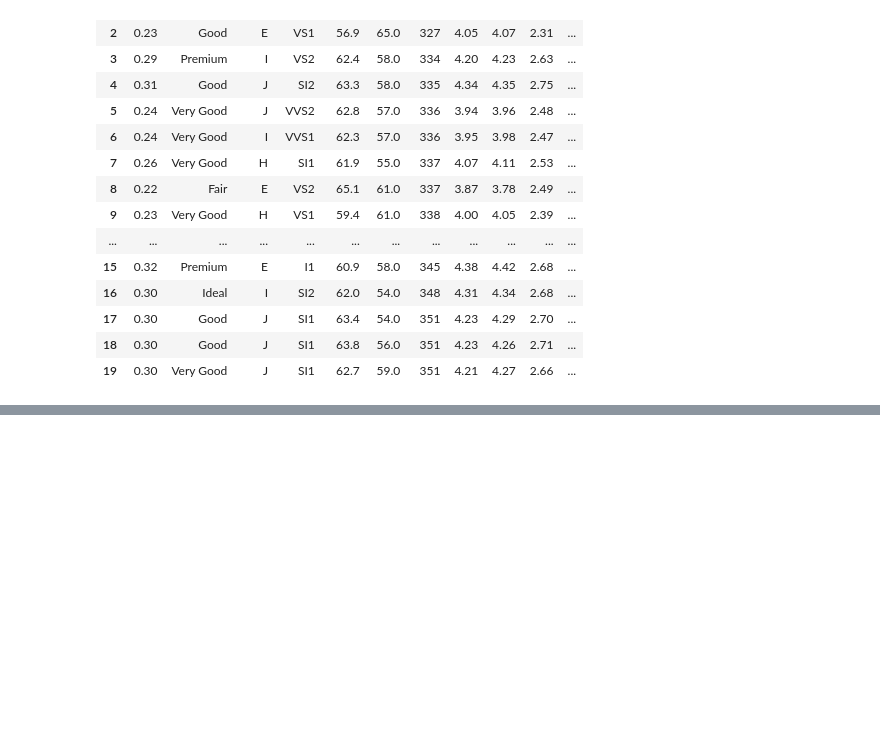
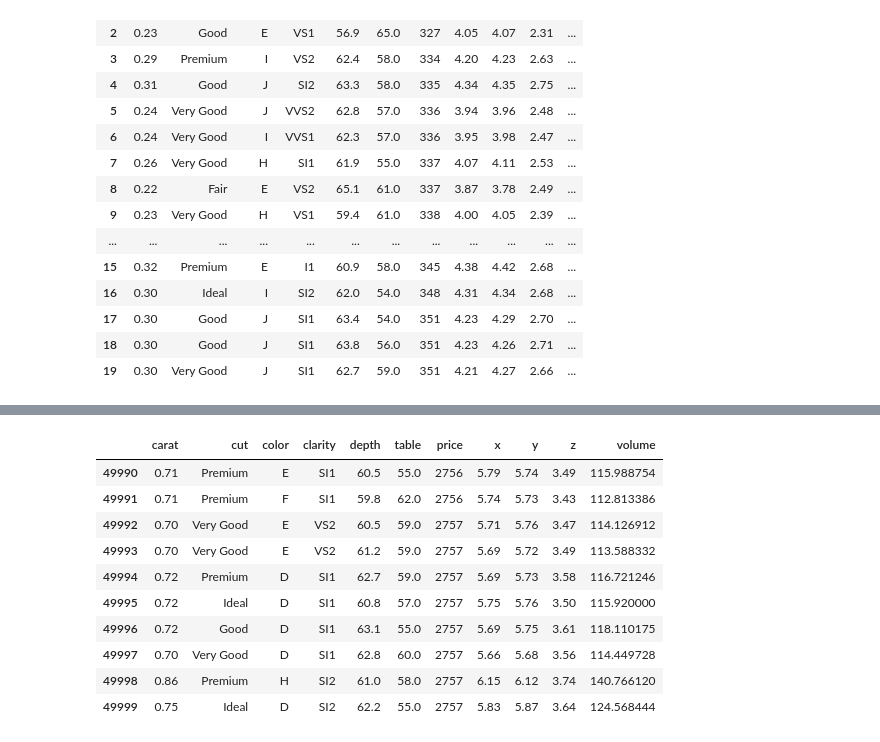
Before and after one commit to djjsjvb/python-practice-rp, a Jupyter notebook: dmddataset.ipynb, the cells around one changed output, grey strips where cells are left out. Saved outputs shown, nothing was run; the diff lists cells and outputs as text; code cells hidden in the pictures; blank space fills up the shorter version.

```diff
--- a/dmddataset.ipynb
+++ b/dmddataset.ipynb
@@ -170,0 +171,14 @@ dmd.head()
+# %%
+dmd.tail(10)
+# %% [output]
+|  | carat | cut | color | clarity | depth | table | price | x | y | z | volume |
+| 49990 | 0.71 | Premium | E | SI1 | 60.5 | 55.0 | 2756 | 5.79 | 5.74 | 3.49 | 115.988754 |
+| 49991 | 0.71 | Premium | F | SI1 | 59.8 | 62.0 | 2756 | 5.74 | 5.73 | 3.43 | 112.813386 |
+| 49992 | 0.70 | Very Good | E | VS2 | 60.5 | 59.0 | 2757 | 5.71 | 5.76 | 3.47 | 114.126912 |
+| 49993 | 0.70 | Very Good | E | VS2 | 61.2 | 59.0 | 2757 | 5.69 | 5.72 | 3.49 | 113.588332 |
+| 49994 | 0.72 | Premium | D | SI1 | 62.7 | 59.0 | 2757 | 5.69 | 5.73 | 3.58 | 116.721246 |
+| 49995 | 0.72 | Ideal | D | SI1 | 60.8 | 57.0 | 2757 | 5.75 | 5.76 | 3.50 | 115.920000 |
+| 49996 | 0.72 | Good | D | SI1 | 63.1 | 55.0 | 2757 | 5.69 | 5.75 | 3.61 | 118.110175 |
+| 49997 | 0.70 | Very Good | D | SI1 | 62.8 | 60.0 | 2757 | 5.66 | 5.68 | 3.56 | 114.449728 |
+| 49998 | 0.86 | Premium | H | SI2 | 61.0 | 58.0 | 2757 | 6.15 | 6.12 | 3.74 | 140.766120 |
+| 49999 | 0.75 | Ideal | D | SI2 | 62.2 | 55.0 | 2757 | 5.83 | 5.87 | 3.64 | 124.568444 |
```
Also changed, not shown: parts of 1 cell of this notebook.
